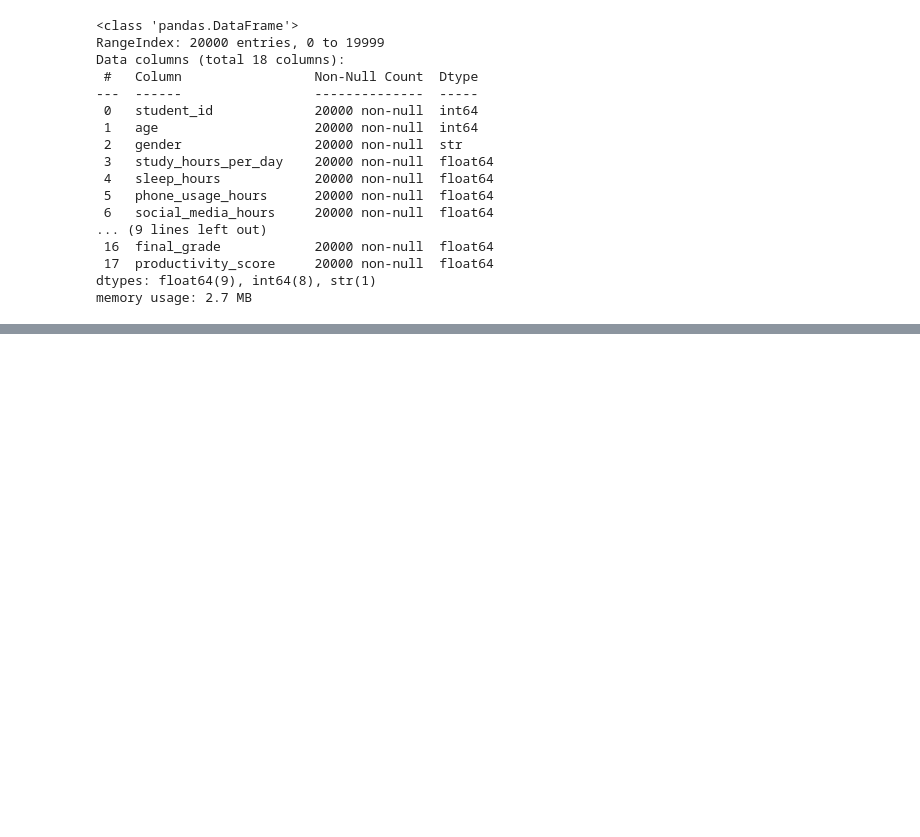
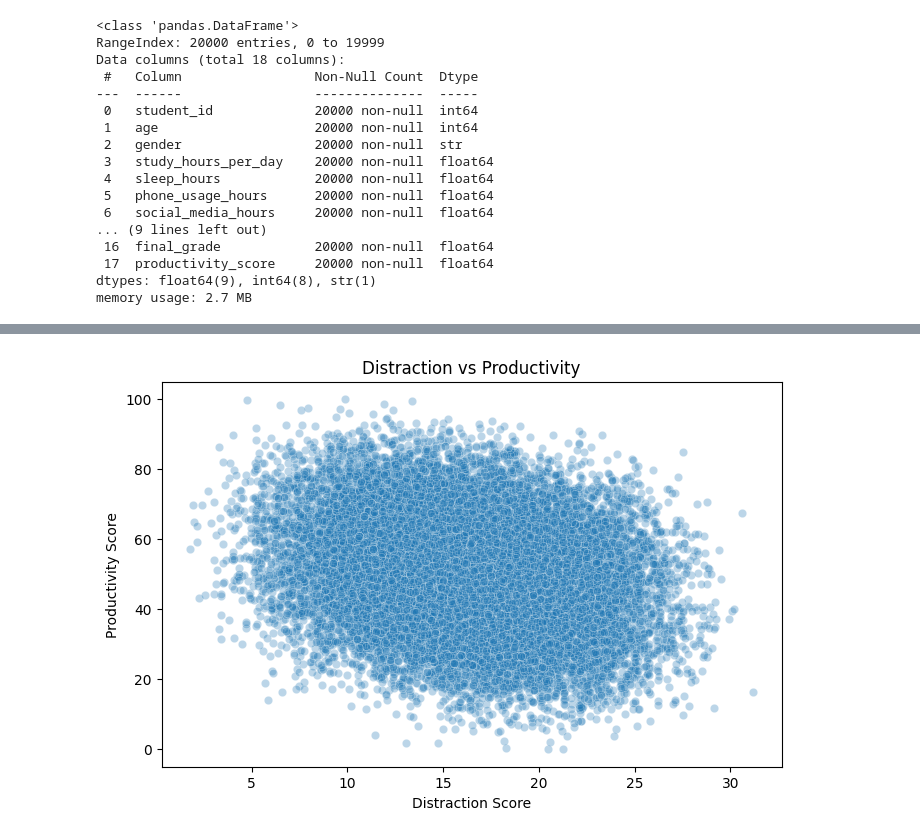
Before and after one commit to pexov26/DA_PROJECTS, a Jupyter notebook: student_productivity_analysis/notebooks/analysis.ipynb, the cells around one changed output, grey strips where cells are left out. Cells and saved outputs as stored; diff of their text form; code cells hidden in the pictures; blank space fills up the shorter version.

```diff
--- a/student_productivity_analysis/notebooks/analysis.ipynb
+++ b/student_productivity_analysis/notebooks/analysis.ipynb
@@ -48,0 +131,9 @@ memory usage: 2.7 MB
+# %%
+df['distraction_score'] = (
+    df['phone_usage_hours'] +
+    df['social_media_hours'] +
+    df['youtube_hours'] +
+    df['gaming_hours']
+)
+
+df[['distraction_score']].head()
@@ -48,0 +147,17 @@ memory usage: 2.7 MB
+# %%
+plt.figure(figsize=(8,5))
+
+sns.scatterplot(
+    x='distraction_score',
+    y='productivity_score',
+    data=df,
+    alpha=0.3   # makes points transparent → easier to see pattern
+)
+
+plt.title("Distraction vs Productivity")
+plt.xlabel("Distraction Score")
+plt.ylabel("Productivity Score")
+
+plt.show()
+# %% [output]
+[figure, added]
```
Also changed, not shown: parts of 17 cells of this notebook.
